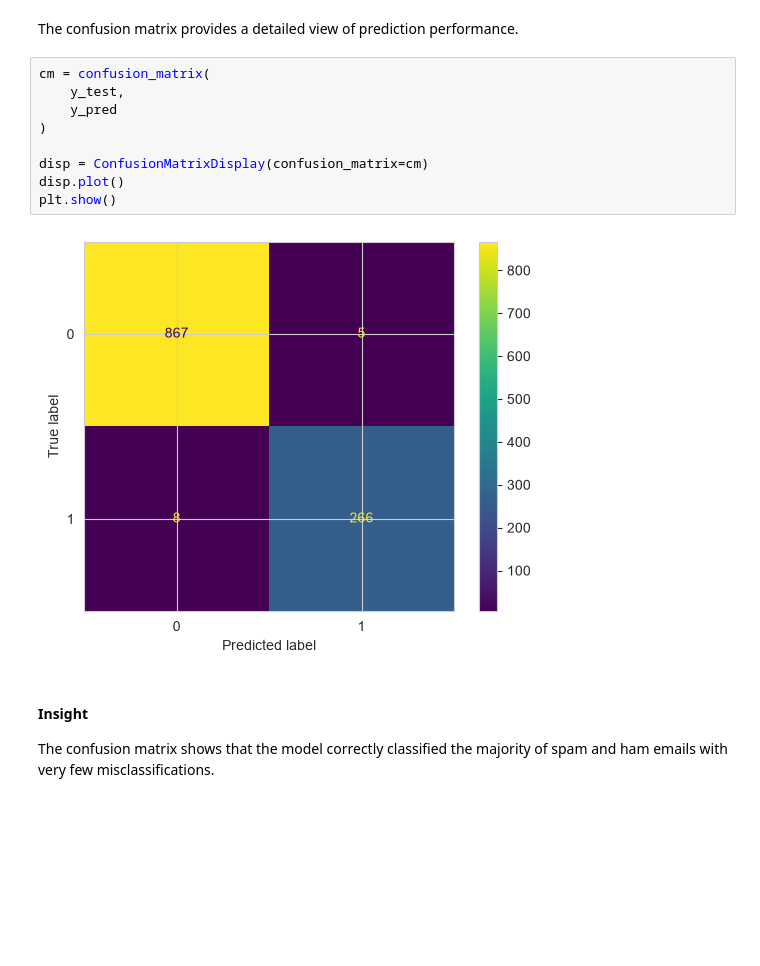
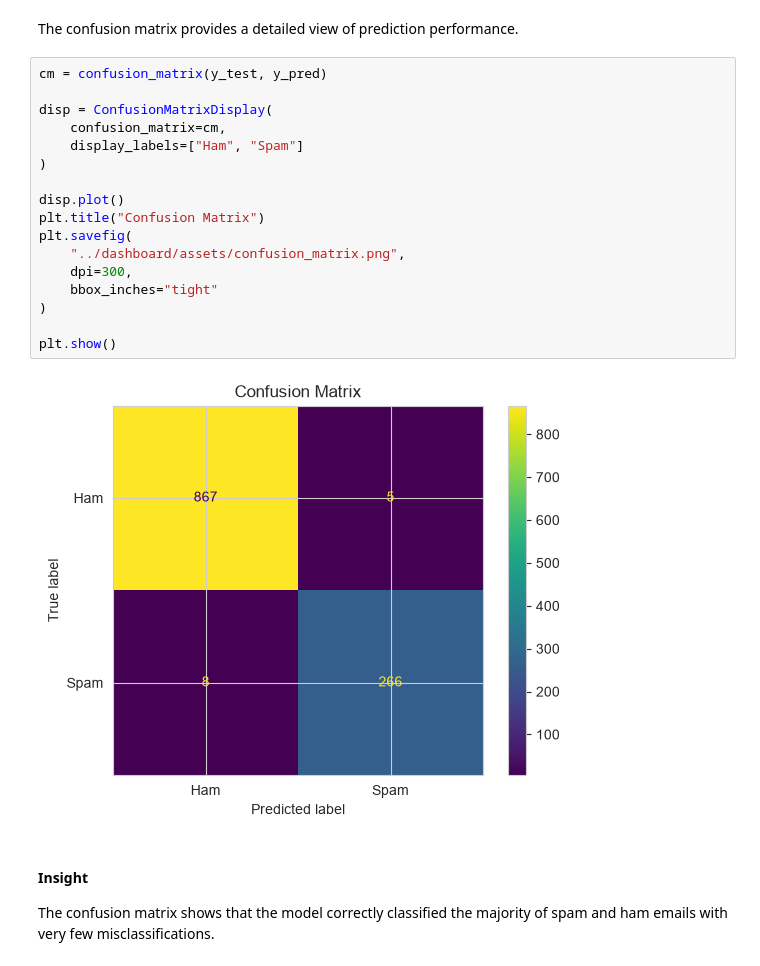
Before and after one commit to Abhilash0079/MachineLearningProjects, a Jupyter notebook: Email_Spam_Detection/notebooks/Modelling.ipynb, the cells around one changed output. Cells and saved outputs as stored; diff of their text form; blank space fills up the shorter version.

Commit message:
Dashboard Completed.

```diff
--- a/Email_Spam_Detection/notebooks/Modelling.ipynb
+++ b/Email_Spam_Detection/notebooks/Modelling.ipynb
@@ -208,16 +208,24 @@ y_pred = model.predict(X_test_scaled)
 # %% [markdown]
 The confusion matrix provides a detailed view of prediction performance.
 # %%
-cm = confusion_matrix(
-    y_test,
-    y_pred
+cm = confusion_matrix(y_test, y_pred)
+
+disp = ConfusionMatrixDisplay(
+    confusion_matrix=cm,
+    display_labels=["Ham", "Spam"]
 )
 
-disp = ConfusionMatrixDisplay(confusion_matrix=cm)
 disp.plot()
+plt.title("Confusion Matrix")
+plt.savefig(
+    "../dashboard/assets/confusion_matrix.png",
+    dpi=300,
+    bbox_inches="tight"
+)
+
 plt.show()
 # %% [output]
-[figure, old version]
+[figure, new version]
 # %% [markdown]
 #### Insight
 
```
Also changed, not shown: parts of 3 cells of this notebook, 13 other files.
